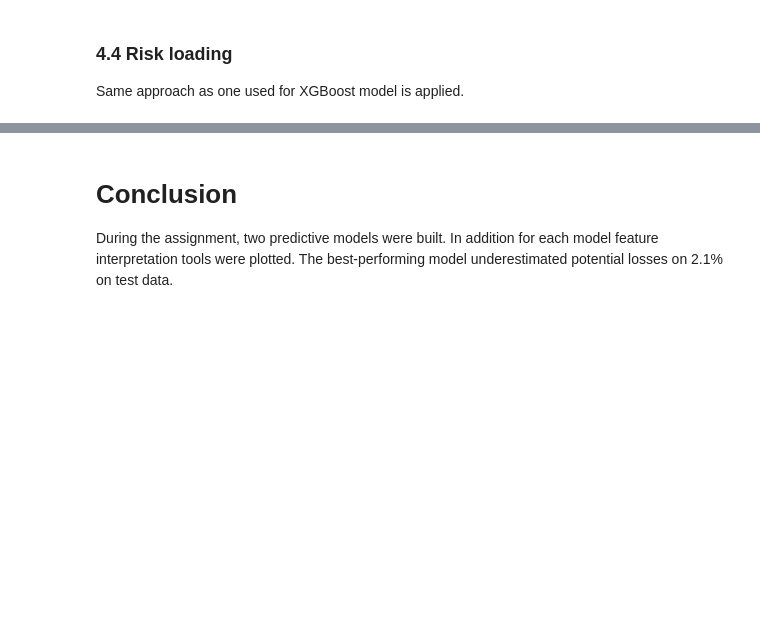
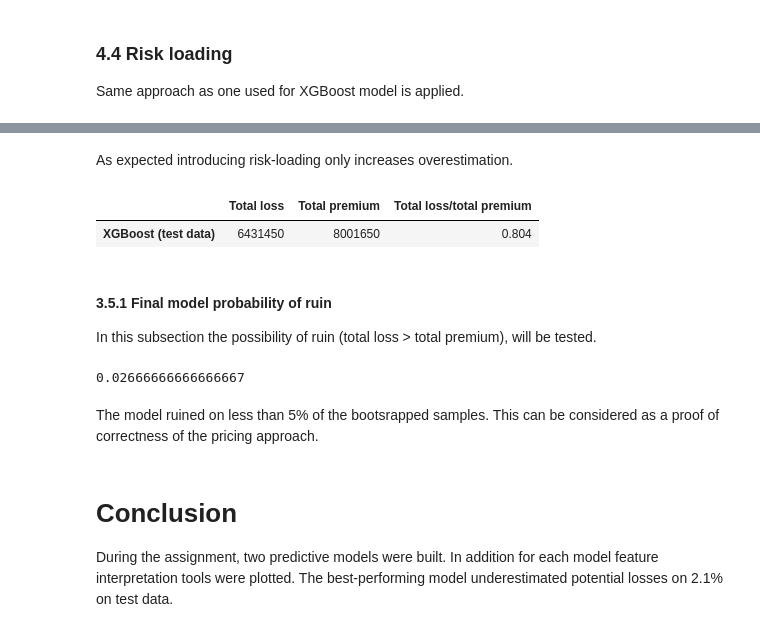
Before and after one commit to dsman1823/kul_ds_for_life_insrunace, a Jupyter notebook: project.ipynb, the cells around one changed output, grey strips where cells are left out. Cells and saved outputs as stored; diff of their text form; code cells hidden in the pictures; blank space fills up the shorter version.

```diff
--- a/project.ipynb
+++ b/project.ipynb
@@ -710,0 +733,2 @@ rf_theta
+# %%
+ratios = ratios = bootstrap_ratios(X_train, y_train, rf_freq, rf_sev, 100)
@@ -710,0 +774,11 @@ rf_theta
+# %% [markdown]
+As expected introducing risk-loading only increases overestimation.
+# %%
+compute_pred_result(X_test, y_test, rf_freq, rf_sev, 'XGBoost (test data)', rf_theta)
+# %% [output]
+|  | Total loss | Total premium | Total loss/total premium |
+| XGBoost (test data) | 6431450 | 8001650 | 0.804 |
+# %% [markdown]
+#### 3.5.1 Final model probability of ruin
+
+In this subsection the possibility of ruin (total loss > total premium), will be tested.
@@ -711,3 +787,9 @@ rf_theta
+# %%
+len(ratios[ratios > 1]) / 300
+# %% [output]
+0.02666666666666667
+# %% [markdown]
+The model ruined on less than 5% of the bootsrapped samples. This can be considered as a proof of correctness of the pricing approach.
 # %% [markdown]
 # Conclusion   <a class="anchor" id="conclusion"></a>
 
```
Also changed, not shown: parts of 47 cells of this notebook.
